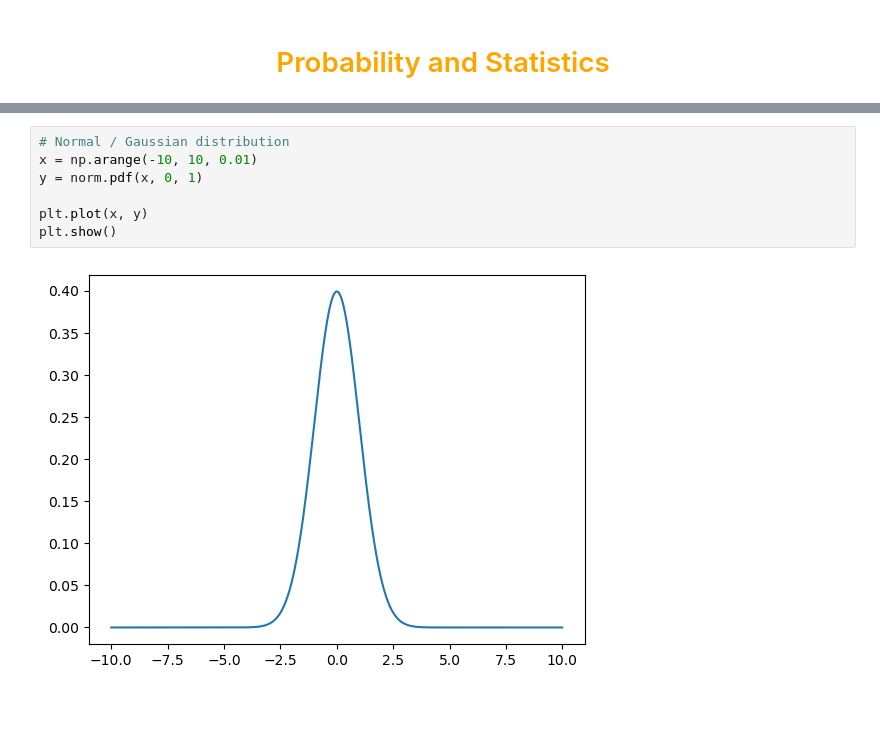
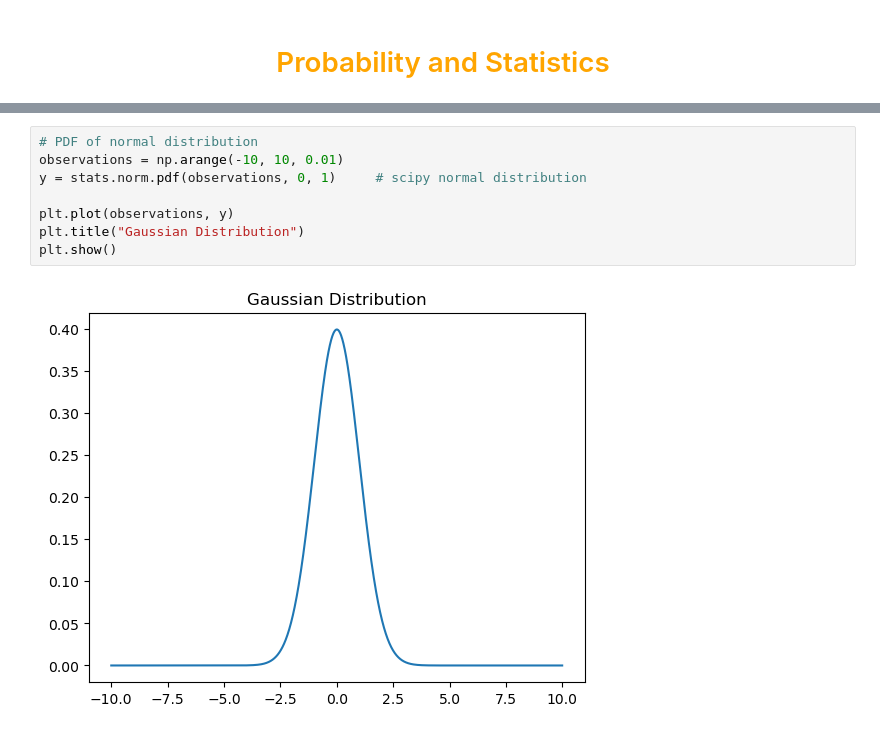
Before and after one commit to kannanjayachandran/Full-Stack-Data-Science, a Jupyter notebook: 05. Data_Science-I/Notebooks/Probability_Statistics.ipynb, the cells around one changed output, grey strips where cells are left out. Saved outputs shown, nothing was run; the diff lists cells and outputs as text; blank space fills up the shorter version.

```diff
--- a/05. Data_Science-I/Notebooks/Probability_Statistics.ipynb
+++ b/05. Data_Science-I/Notebooks/Probability_Statistics.ipynb
@@ -7,9 +25,10 @@ from scipy.stats import norm
 # %%
-# Normal / Gaussian distribution
-x = np.arange(-10, 10, 0.01)
-y = norm.pdf(x, 0, 1)
+# PDF of normal distribution
+observations = np.arange(-10, 10, 0.01)
+y = stats.norm.pdf(observations, 0, 1)     # scipy normal distribution
 
-plt.plot(x, y)
+plt.plot(observations, y)
+plt.title("Gaussian Distribution")
 plt.show()
 # %% [output]
-[figure, old version]
+[figure, new version]
```
Also changed, not shown: parts of 8 cells of this notebook, 5 other files.
